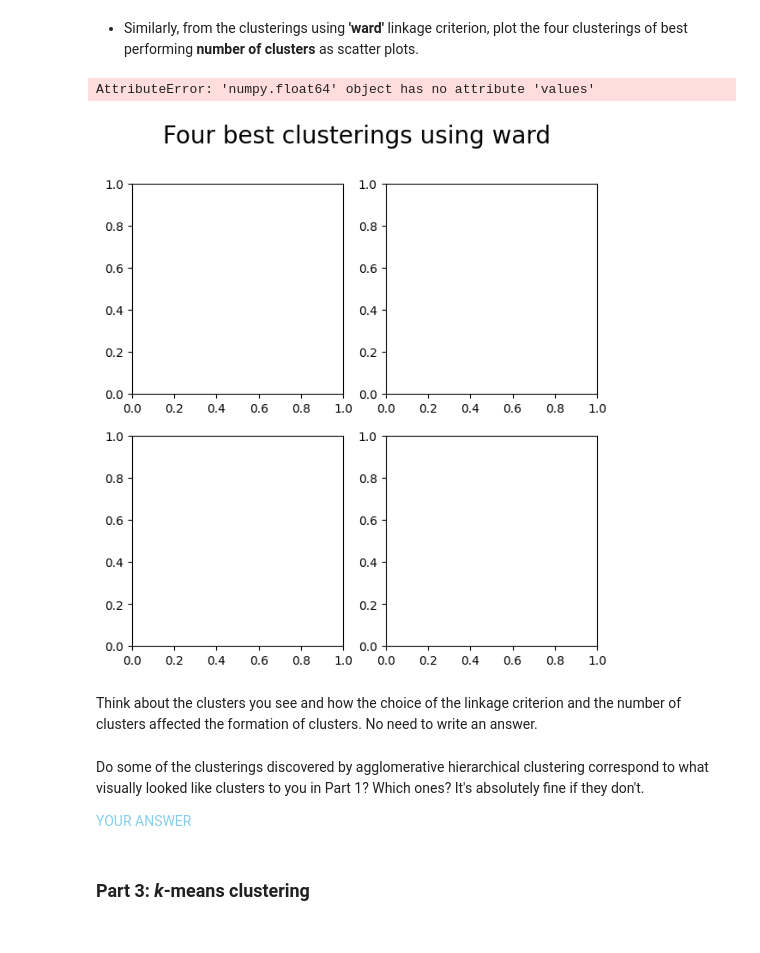
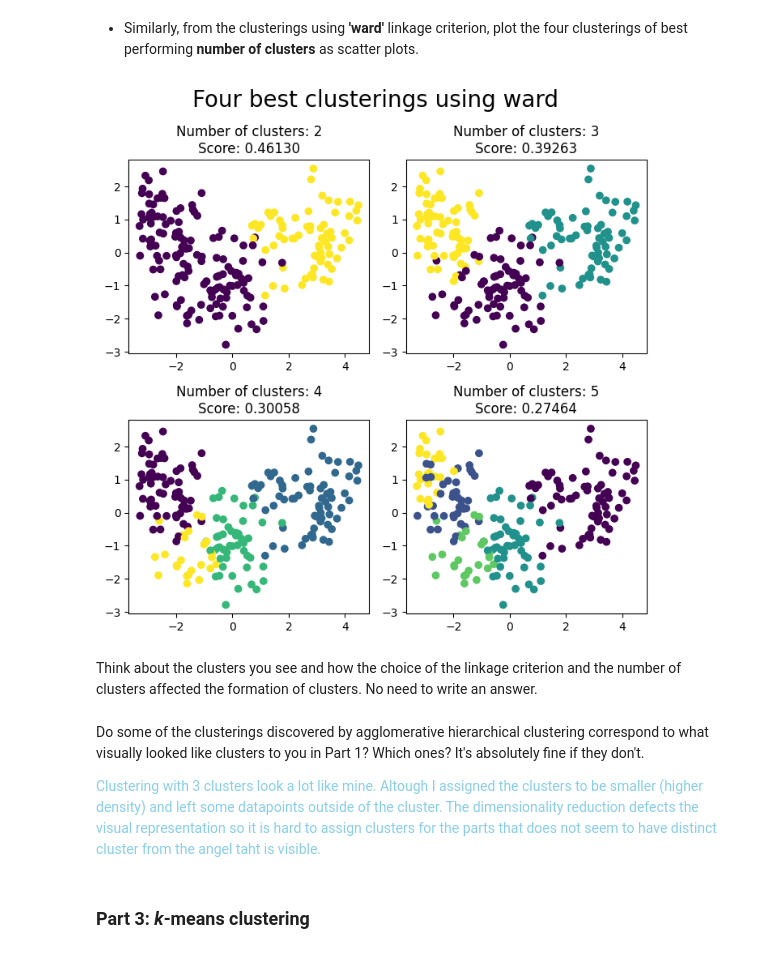
Before and after one commit to arttusamuel/dakd-2024, a Jupyter notebook: Excercise3-unsupervised-learning/your_name_here_DAKD_2024_exercise_3.ipynb, the cells around one changed output. Drawn from its saved outputs; the diff is of its cells as text; code cells hidden in the pictures.

```diff
--- a/Excercise3-unsupervised-learning/your_name_here_DAKD_2024_exercise_3.ipynb
+++ b/Excercise3-unsupervised-learning/your_name_here_DAKD_2024_exercise_3.ipynb
@@ -345,35 +350,34 @@ plt.tight_layout()
 # %%
 # outline for the plots
 fig, axes = plt.subplots(2,2, figsize=(7,7))
 fig.suptitle("Four best clusterings using ward", fontsize=20)
 
 # Four best 'ward' clusterings
 results_df_ward = results_df[results_df['linkage'] == 'ward'].sort_values('silhouette_score', ascending=False).head(4)
 
 axes = axes.flatten() # creates a single array from a 2D-matrix
 
-
 for i, ax in enumerate(axes):
+    linkage = "ward"
     row = results_df_ward.iloc[i]  # Get row using iloc
     n_clusters = row['n_clusters']
     score = row['silhouette_score']
-    linkage = "ward"
+
     label = predictions[f"{linkage}_{n_clusters}"]
 
     ax.scatter(x=data_pca_x, y=data_pca_y, c=label)
-    ax.set_title(f"Number of clusters: {None}\nScore: {None}")
+    ax.set_title(f"Number of clusters: {n_clusters}\nScore: {score:.5f}")
 
 plt.tight_layout()
 # %% [output]
-AttributeError: 'numpy.float64' object has no attribute 'values'
-[figure, old version]
+[figure, new version]
 # %% [markdown]
 Think about the clusters you see and how the choice of the linkage criterion and the number of clusters affected the formation of clusters. No need to write an answer.
 # %% [markdown]
 Do some of the clusterings discovered by agglomerative hierarchical clustering correspond to what visually looked like clusters to you in Part 1? Which ones? It's absolutely fine if they don't.
 
 <div style="color: skyblue;">
-YOUR ANSWER
+Clustering with 3 clusters look a lot like mine. Altough I assigned the clusters to be smaller (higher density) and left some datapoints outside of the cluster. The dimensionality reduction defects the visual representation so it is hard to assign clusters for the parts that does not seem to have distinct cluster from the angel taht is visible.
 # %% [markdown]
 ### Part 3: _k_-means clustering
 # %% [markdown]
```
Also changed, not shown: parts of 13 cells of this notebook.
